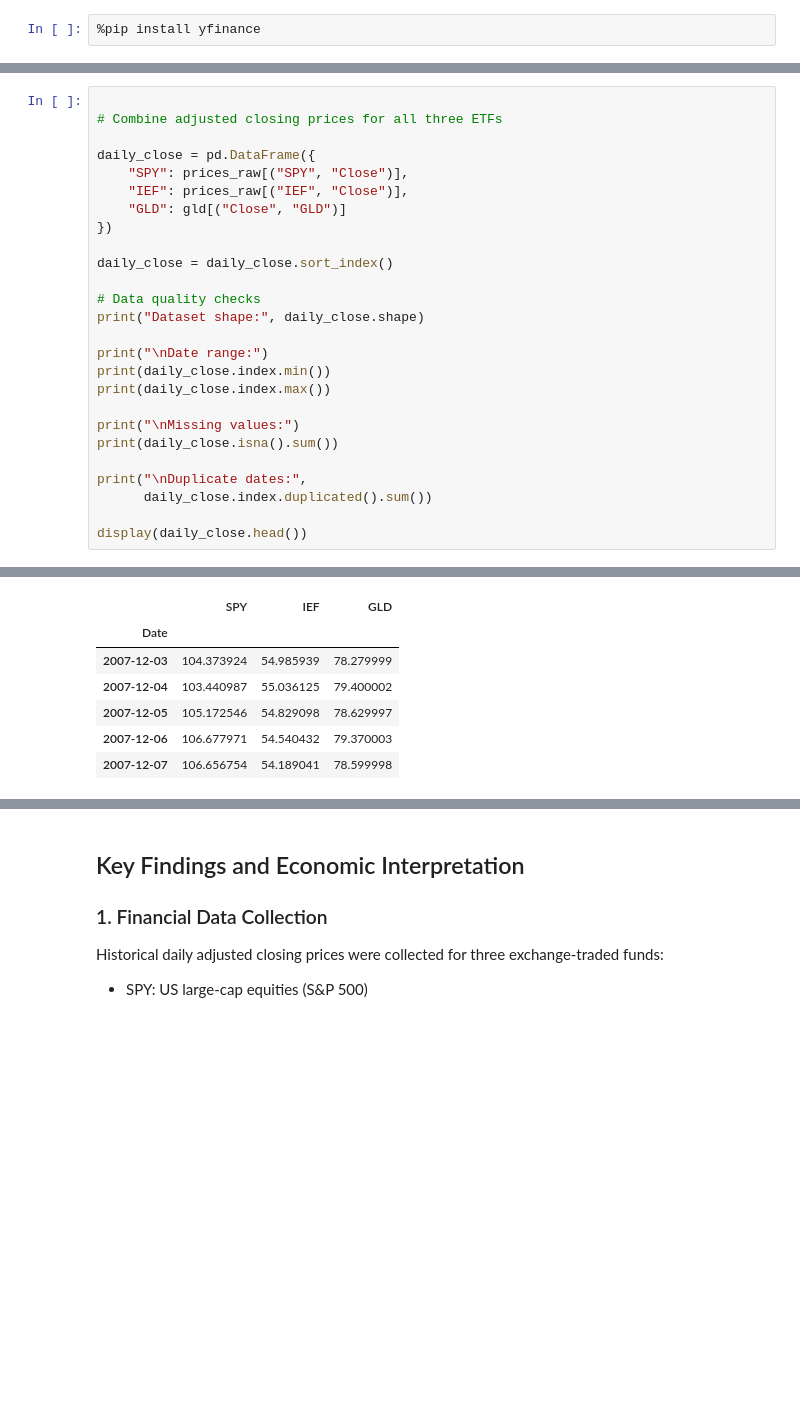
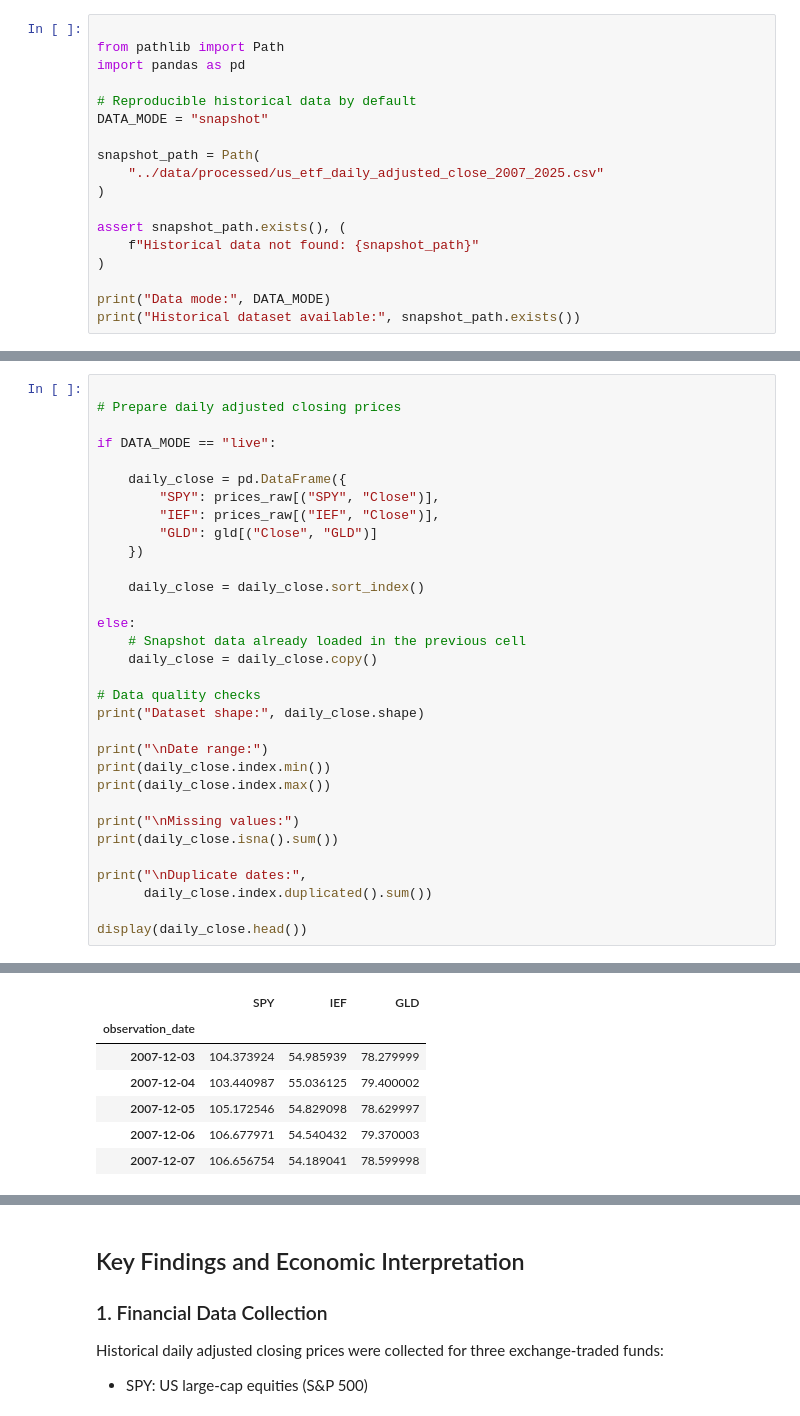
Before and after one commit to MikeCH807/macroeconomic-regimes-portfolio-analysis, a Jupyter notebook: notebooks/04_financial_data_collection.ipynb, the cells around one changed output, grey strips where cells are left out. Saved outputs shown, nothing was run; the diff lists cells and outputs as text; blank space fills up the shorter version.

```diff
--- a/notebooks/04_financial_data_collection.ipynb
+++ b/notebooks/04_financial_data_collection.ipynb
@@ -1,3 +1,19 @@
 # %%
-%pip install yfinance
+
+from pathlib import Path
+import pandas as pd
+
+# Reproducible historical data by default
+DATA_MODE = "snapshot"
+
+snapshot_path = Path(
+    "../data/processed/us_etf_daily_adjusted_close_2007_2025.csv"
+)
+
+assert snapshot_path.exists(), (
+    f"Historical data not found: {snapshot_path}"
+)
+
+print("Data mode:", DATA_MODE)
+print("Historical dataset available:", snapshot_path.exists())
 # %% [output]
@@ -125,45 +105,51 @@ dtype: int64
 # %%
 
-# Combine adjusted closing prices for all three ETFs
+# Prepare daily adjusted closing prices
 
-daily_close = pd.DataFrame({
-    "SPY": prices_raw[("SPY", "Close")],
-    "IEF": prices_raw[("IEF", "Close")],
-    "GLD": gld[("Close", "GLD")]
-})
+if DATA_MODE == "live":
 
-daily_close = daily_close.sort_index()
+    daily_close = pd.DataFrame({
+        "SPY": prices_raw[("SPY", "Close")],
+        "IEF": prices_raw[("IEF", "Close")],
+        "GLD": gld[("Close", "GLD")]
+    })
+
+    daily_close = daily_close.sort_index()
+
+else:
+    # Snapshot data already loaded in the previous cell
+    daily_close = daily_close.copy()
 
 # Data quality checks
 print("Dataset shape:", daily_close.shape)
 
 print("\nDate range:")
 print(daily_close.index.min())
 print(daily_close.index.max())
 
 print("\nMissing values:")
 print(daily_close.isna().sum())
 
 print("\nDuplicate dates:",
       daily_close.index.duplicated().sum())
 
 display(daily_close.head())
 # %% [output]
 Dataset shape: (4549, 3)
 
 Date range:
 2007-12-03 00:00:00
 2025-12-31 00:00:00
 
 Missing values:
 SPY    0
 IEF    0
 GLD    0
 dtype: int64
 
 Duplicate dates: 0
 |  | SPY | IEF | GLD |
-| Date |  |  |  |
+| observation_date |  |  |  |
 | 2007-12-03 | 104.373924 | 54.985939 | 78.279999 |
 | 2007-12-04 | 103.440987 | 55.036125 | 79.400002 |
 | 2007-12-05 | 105.172546 | 54.829098 | 78.629997 |
```
Also changed, not shown: parts of 13 cells of this notebook, 8 other files.
